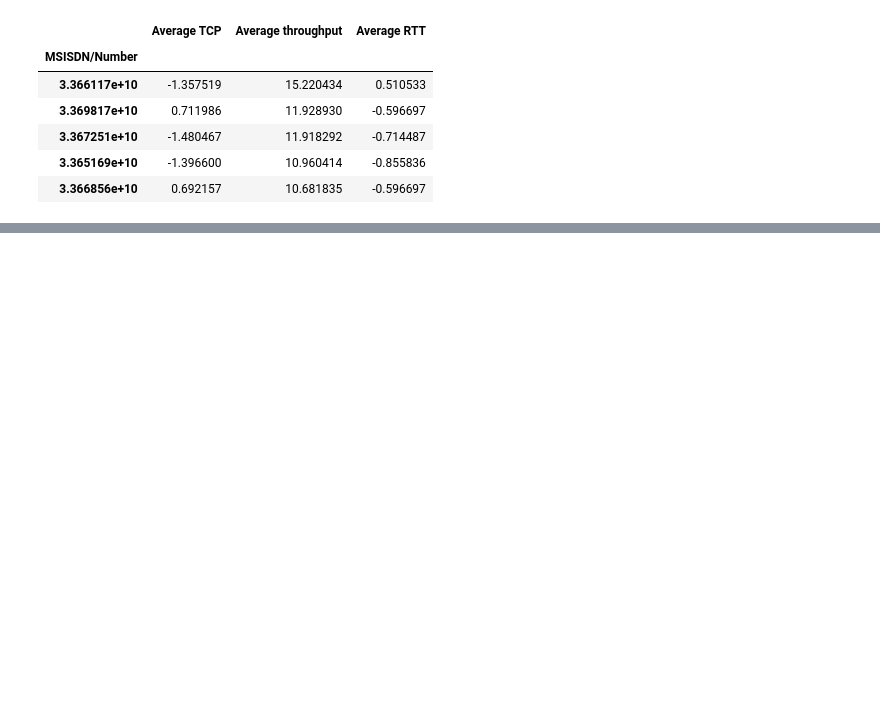
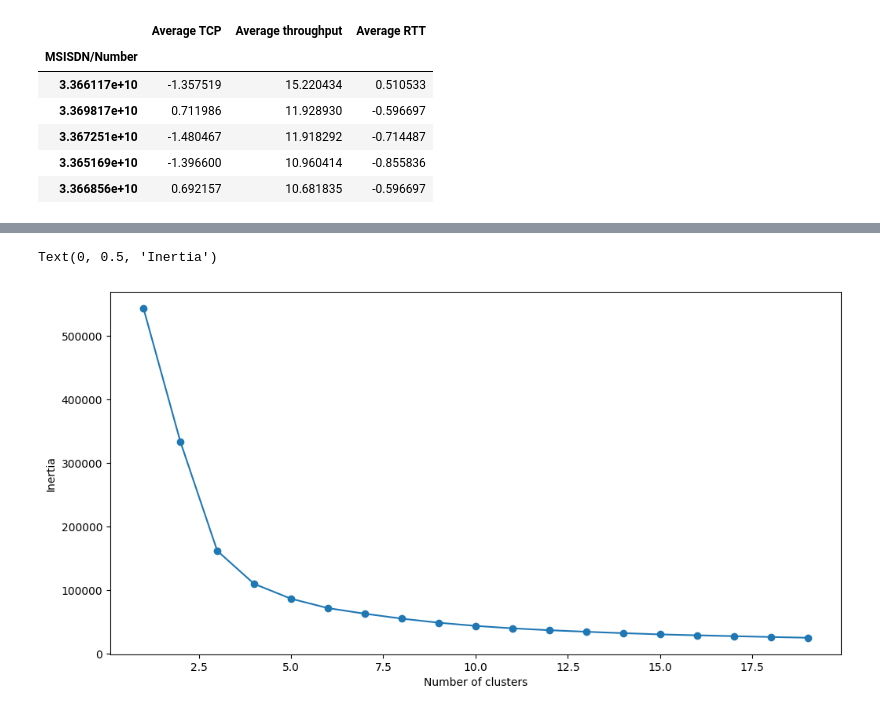
Before and after one commit to nahomHmichael/Telecom-User-Analytics, a Jupyter notebook: notebooks/experience_analysis.ipynb, the cells around one changed output, grey strips where cells are left out. Drawn from its saved outputs; the diff is of its cells as text; code cells hidden in the pictures; blank space fills up the shorter version.

```diff
--- a/notebooks/experience_analysis.ipynb
+++ b/notebooks/experience_analysis.ipynb
@@ -559,0 +598,7 @@ df_expNew2.head()
+# %%
+# fitting multiple k-means algorithms and storing the values in an empty list
+SSE = []
+for cluster in range(1,20):
+    kmeans = KMeans(n_clusters = cluster, init='k-means++')
+    kmeans.fit(df_expNew2)
+    SSE.append(kmeans.inertia_)
@@ -559,0 +630,10 @@ df_expNew2.head()
+# %%
+# converting the results into a dataframe and plotting them
+frame = pd.DataFrame({'Cluster':range(1,20), 'SSE':SSE})
+plt.figure(figsize=(12,6))
+plt.plot(frame['Cluster'], frame['SSE'], marker='o')
+plt.xlabel('Number of clusters')
+plt.ylabel('Inertia')
+# %% [output]
+Text(0, 0.5, 'Inertia')
+[figure, added]
```
Also changed, not shown: parts of 11 cells of this notebook.
